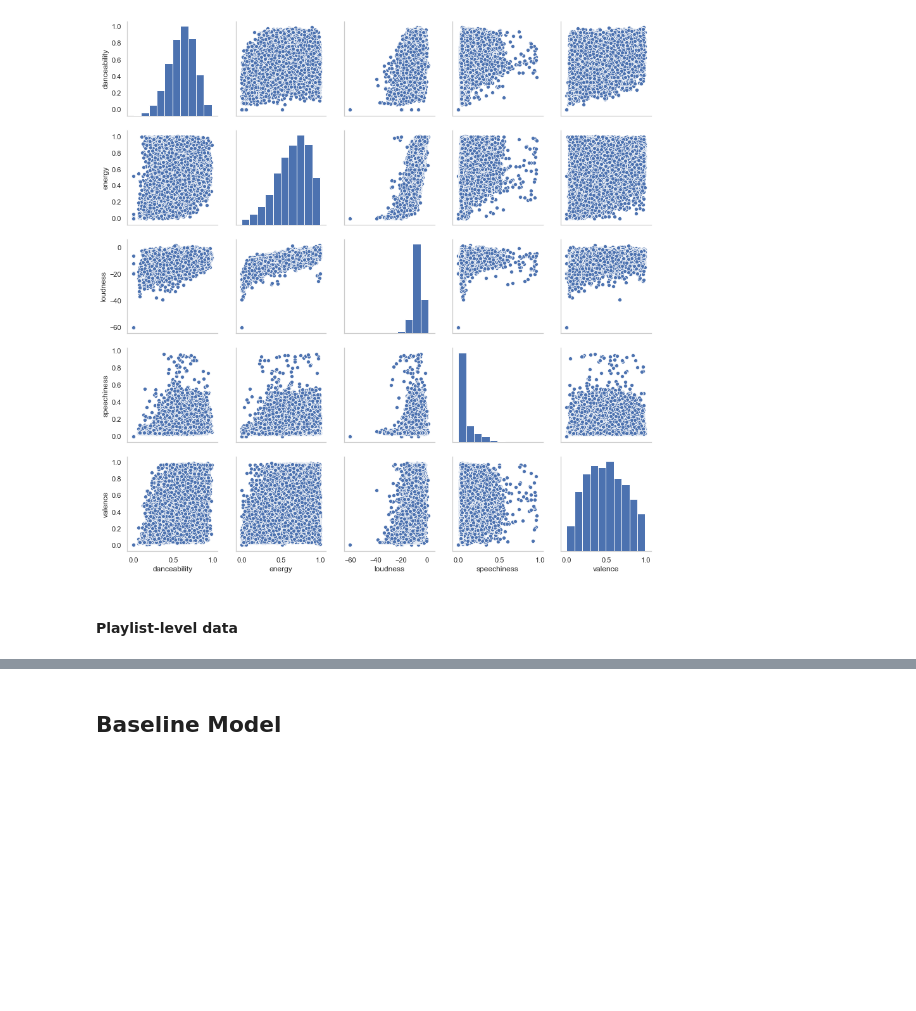
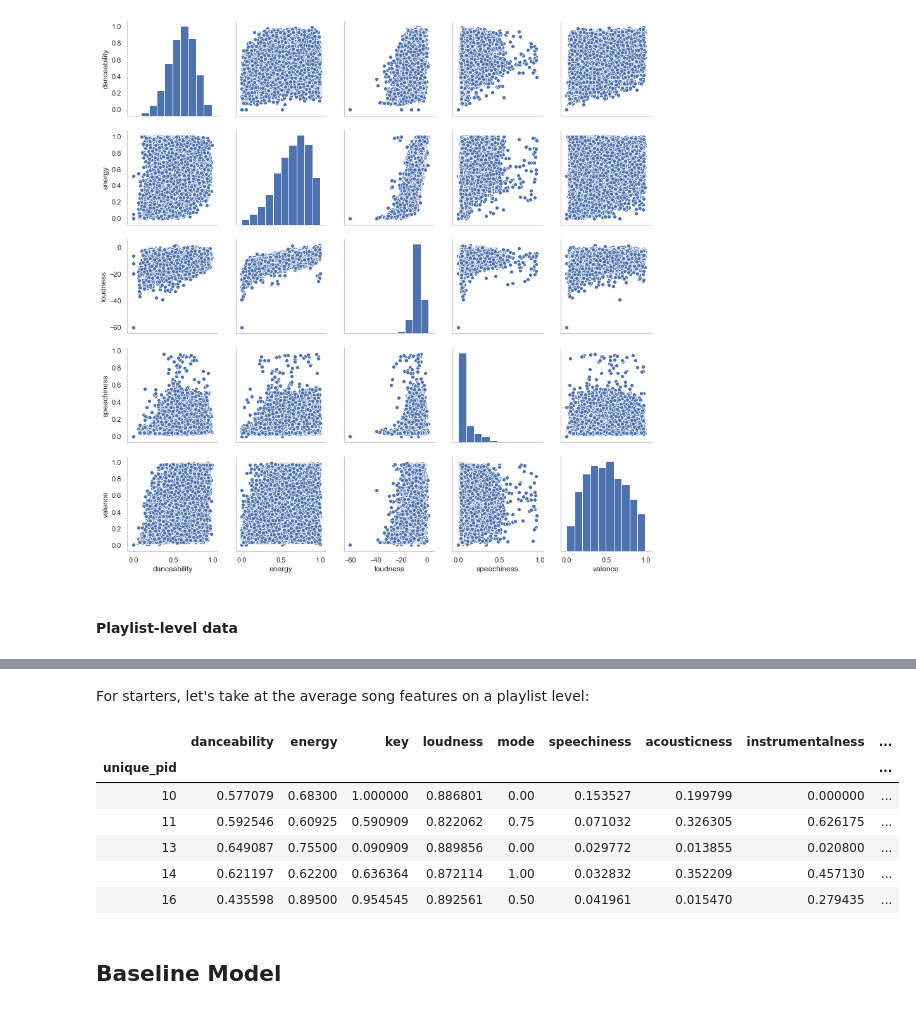
Before and after one commit to spotted-d/spotify-project, a Jupyter notebook: notebooks/group37_milestone3_eda_baseline_model.ipynb, the cells around one changed output, grey strips where cells are left out. Cells and saved outputs as stored; diff of their text form; code cells hidden in the pictures; blank space fills up the shorter version.

```diff
--- a/notebooks/milestone3_eda_final.ipynb
+++ b/notebooks/group37_milestone3_eda_baseline_model.ipynb
@@ -205,0 +251,14 @@ pp = sns.pairplot(playlist_numeric.sample(frac=0.05)[["danceability", "energy",
+# %%
+features = ['danceability', 'energy', 'key', 'loudness', 'mode', 'speechiness',
+            'acousticness', 'instrumentalness', 'liveness', 'valence', 'tempo',
+            'duration_ms', 'time_signature']
+
+pids = playlist_grouped_data["unique_pid"]
+playlist_data_ft = playlist_grouped_data[features]
+
+scalar = MinMaxScaler().fit(playlist_data_ft)
+playlists_transformed = scalar.transform(playlist_data_ft)
+playlists_grouped_norm = pd.DataFrame(playlists_transformed, columns=features)
+playlists_grouped_norm = pd.concat([pids, playlists_grouped_norm], axis = 1)
+
+playlists_grouped_norm.head()
@@ -206,3 +272,18 @@ pp = sns.pairplot(playlist_numeric.sample(frac=0.05)[["danceability", "energy",
+# %% [markdown]
+For starters, let's take at the average song features on a playlist level:
+# %%
+features_mean = {x: "mean" for x in features}
+
+averaged_playlist_data = playlists_norm.groupby("unique_pid").agg(features_mean)
+averaged_playlist_data.head()
+# %% [output]
+|  | danceability | energy | key | loudness | mode | speechiness | acousticness | instrumentalness | ... |
+| unique_pid |  |  |  |  |  |  |  |  | ... |
+| 10 | 0.577079 | 0.68300 | 1.000000 | 0.886801 | 0.00 | 0.153527 | 0.199799 | 0.000000 | ... |
+| 11 | 0.592546 | 0.60925 | 0.590909 | 0.822062 | 0.75 | 0.071032 | 0.326305 | 0.626175 | ... |
+| 13 | 0.649087 | 0.75500 | 0.090909 | 0.889856 | 0.00 | 0.029772 | 0.013855 | 0.020800 | ... |
+| 14 | 0.621197 | 0.62200 | 0.636364 | 0.872114 | 1.00 | 0.032832 | 0.352209 | 0.457130 | ... |
+| 16 | 0.435598 | 0.89500 | 0.954545 | 0.892561 | 0.50 | 0.041961 | 0.015470 | 0.279435 | ... |
 # %% [markdown]
 ## Baseline Model
 # %% [markdown]
```
Also changed, not shown: parts of 23 cells of this notebook, 1 other file.
